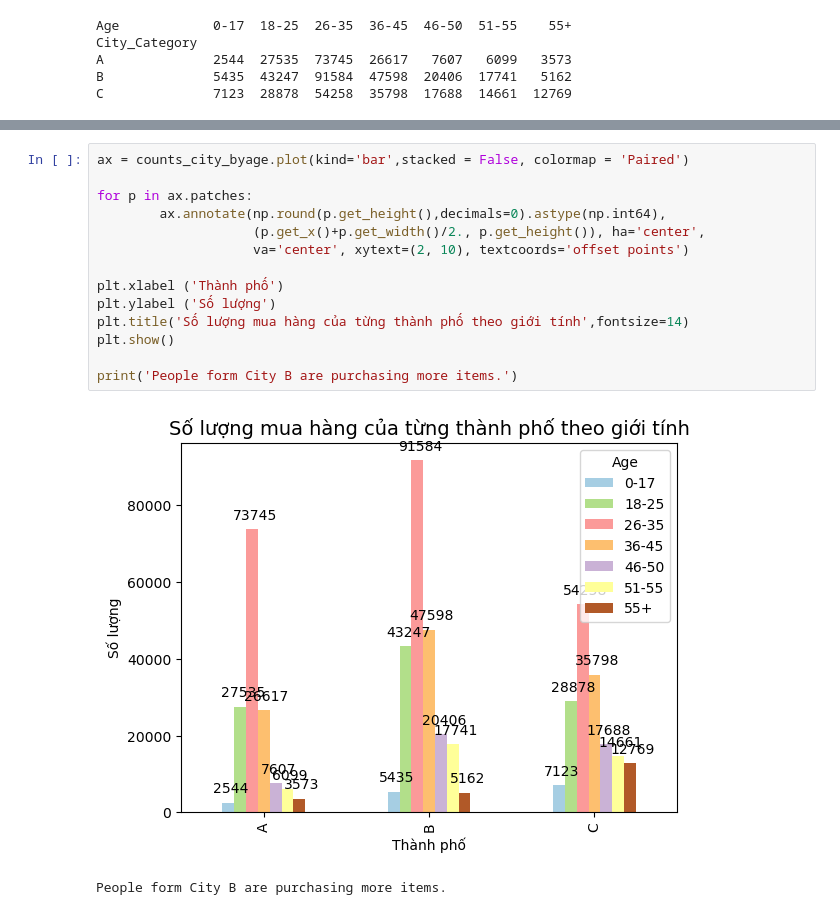
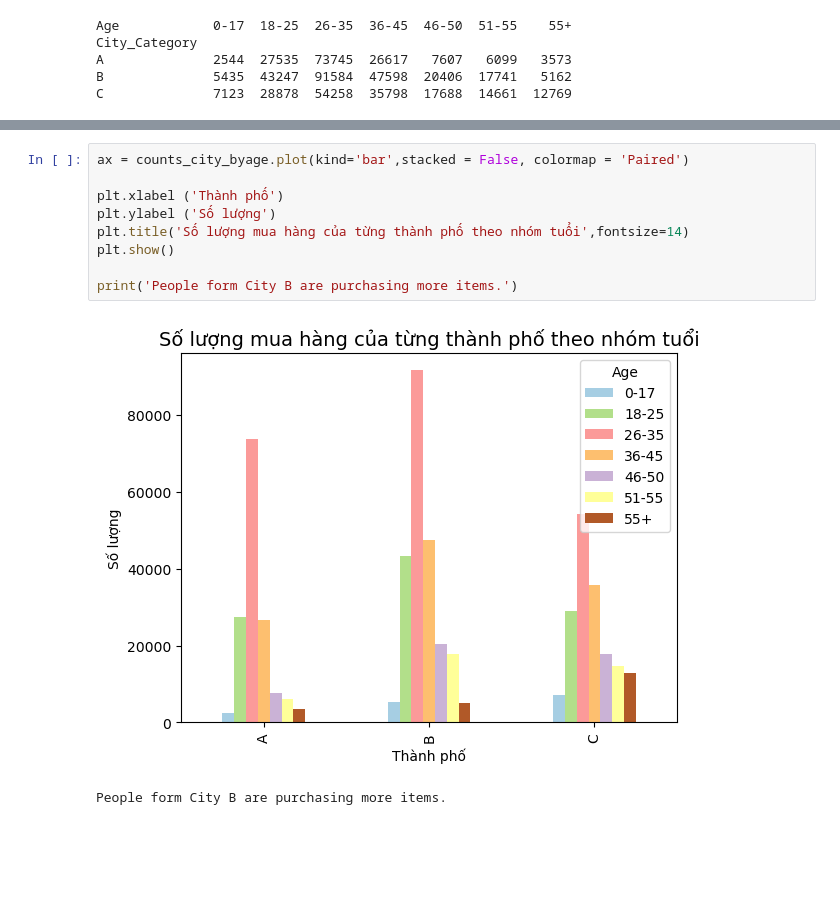
Before and after one commit to nguyenminhthuy/da-course-cybersoft, a Jupyter notebook: DA08-DAGK-NMT.ipynb, the cells around one changed output, grey strips where cells are left out. Cells and saved outputs as stored; diff of their text form; blank space fills up the shorter version.

```diff
--- a/DA08-DAGK-NMT.ipynb
+++ b/DA08-DAGK-NMT.ipynb
@@ -81,17 +122,12 @@ C              7123  28878  54258  35798  17688  14661  12769
 # %%
 ax = counts_city_byage.plot(kind='bar',stacked = False, colormap = 'Paired')
 
-for p in ax.patches:
-        ax.annotate(np.round(p.get_height(),decimals=0).astype(np.int64),
-                    (p.get_x()+p.get_width()/2., p.get_height()), ha='center',
-                    va='center', xytext=(2, 10), textcoords='offset points')
-
 plt.xlabel ('Thành phố')
 plt.ylabel ('Số lượng')
-plt.title('Số lượng mua hàng của từng thành phố theo giới tính',fontsize=14)
+plt.title('Số lượng mua hàng của từng thành phố theo nhóm tuổi',fontsize=14)
 plt.show()
 
 print('People form City B are purchasing more items.')
 # %% [output]
-[figure, old version]
+[figure, new version]
 People form City B are purchasing more items.
```
Also changed, not shown: parts of 19 cells of this notebook.
